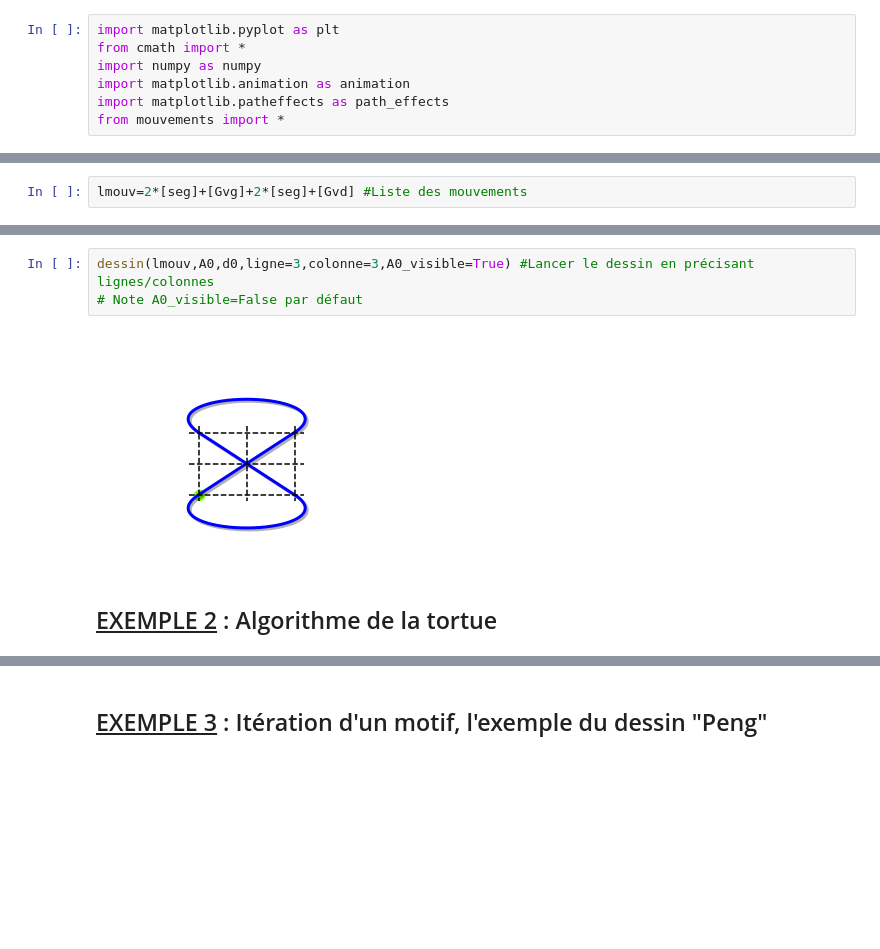
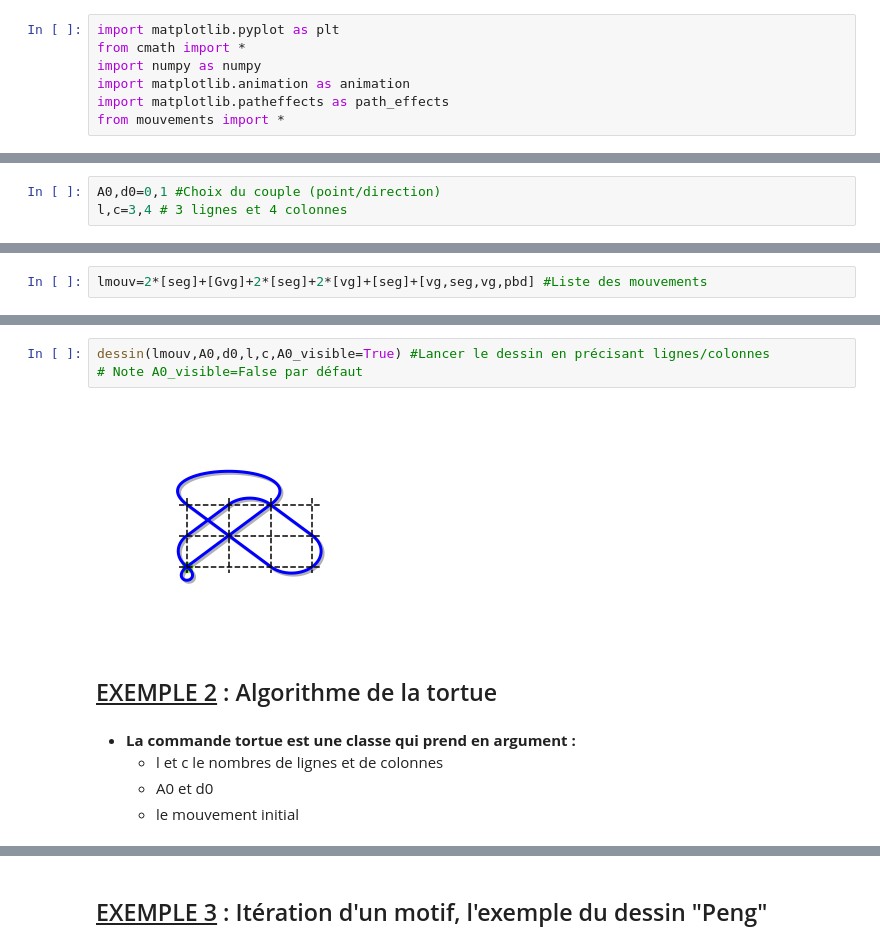
Before and after one commit to nablanabla/Thesis, a Jupyter notebook: fichier_test.ipynb, the cells around one changed output, grey strips where cells are left out. Cells and saved outputs as stored; diff of their text form; blank space fills up the shorter version.

```diff
--- a/fichier_test.ipynb
+++ b/fichier_test.ipynb
@@ -17,0 +22,3 @@ Pour cet exemple on va créer l'image de la séquence $seg^2\, Gv_g \, seg^2 \,
+# %%
+A0,d0=0,1 #Choix du couple (point/direction)
+l,c=3,4 # 3 lignes et 4 colonnes
@@ -18,2 +29,2 @@ Pour cet exemple on va créer l'image de la séquence $seg^2\, Gv_g \, seg^2 \,
 # %%
-lmouv=2*[seg]+[Gvg]+2*[seg]+[Gvd] #Liste des mouvements
+lmouv=2*[seg]+[Gvg]+2*[seg]+2*[vg]+[seg]+[vg,seg,vg,pbd] #Liste des mouvements
@@ -22,10 +38,15 @@ A0,d0=0,1 #Choix du couple (point/direction)
 # %%
-dessin(lmouv,A0,d0,ligne=3,colonne=3,A0_visible=True) #Lancer le dessin en précisant lignes/colonnes
+dessin(lmouv,A0,d0,l,c,A0_visible=True) #Lancer le dessin en précisant lignes/colonnes
 # Note A0_visible=False par défaut
 # %% [output]
-[figure, old version]
+[figure, new version]
 # %% [markdown]
 ## <ins>EXEMPLE 2</ins>  : Algorithme de la tortue
+# %% [markdown]
+* **La commande tortue est une classe qui prend en argument :**
+    * l et c le nombres de lignes et de colonnes
+    * A0 et d0
+    * le mouvement initial
 # %%
 A0=1+4j #Point de départ
 d0=-1j #direction de départ
```
Also changed, not shown: parts of 6 cells of this notebook.
